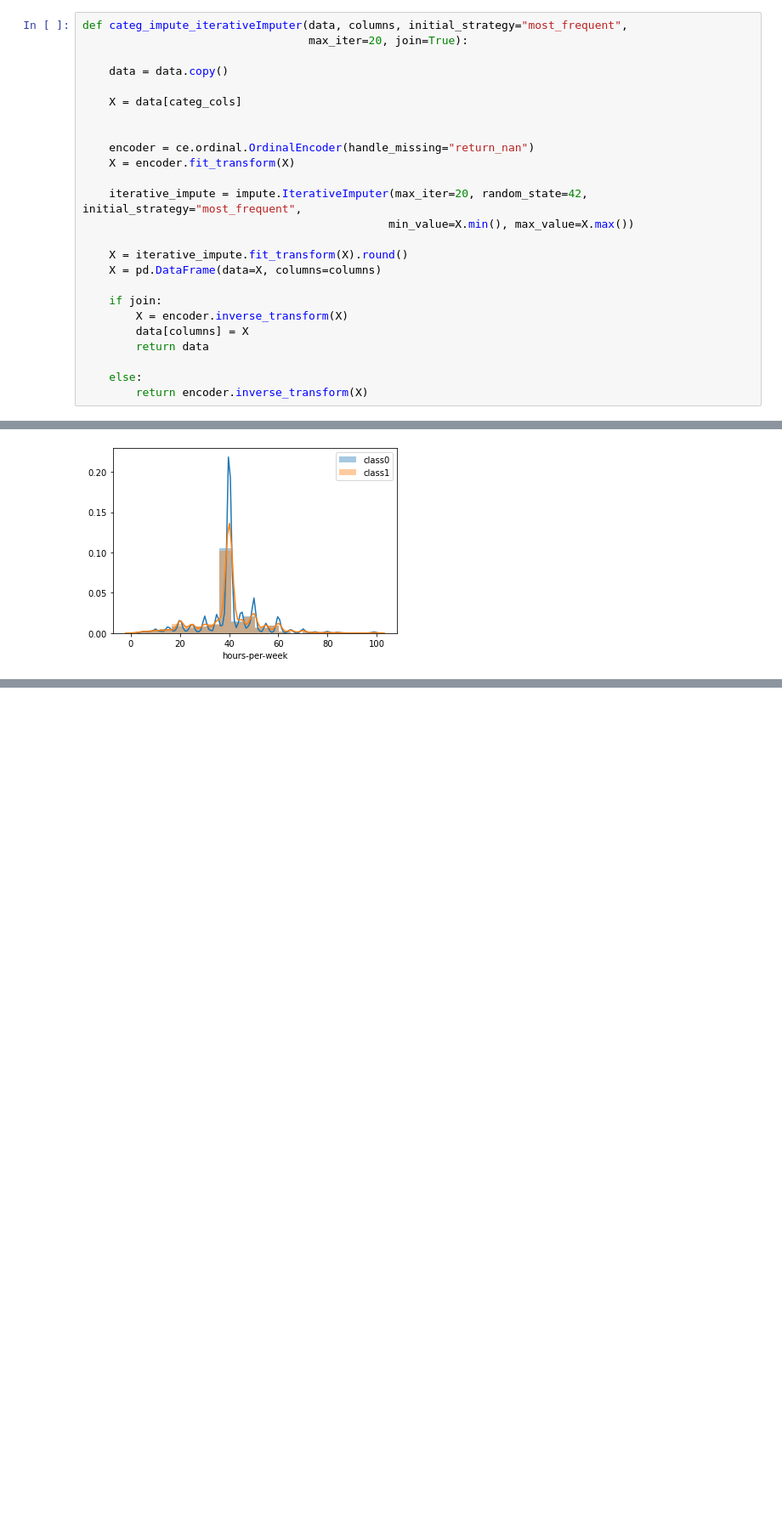
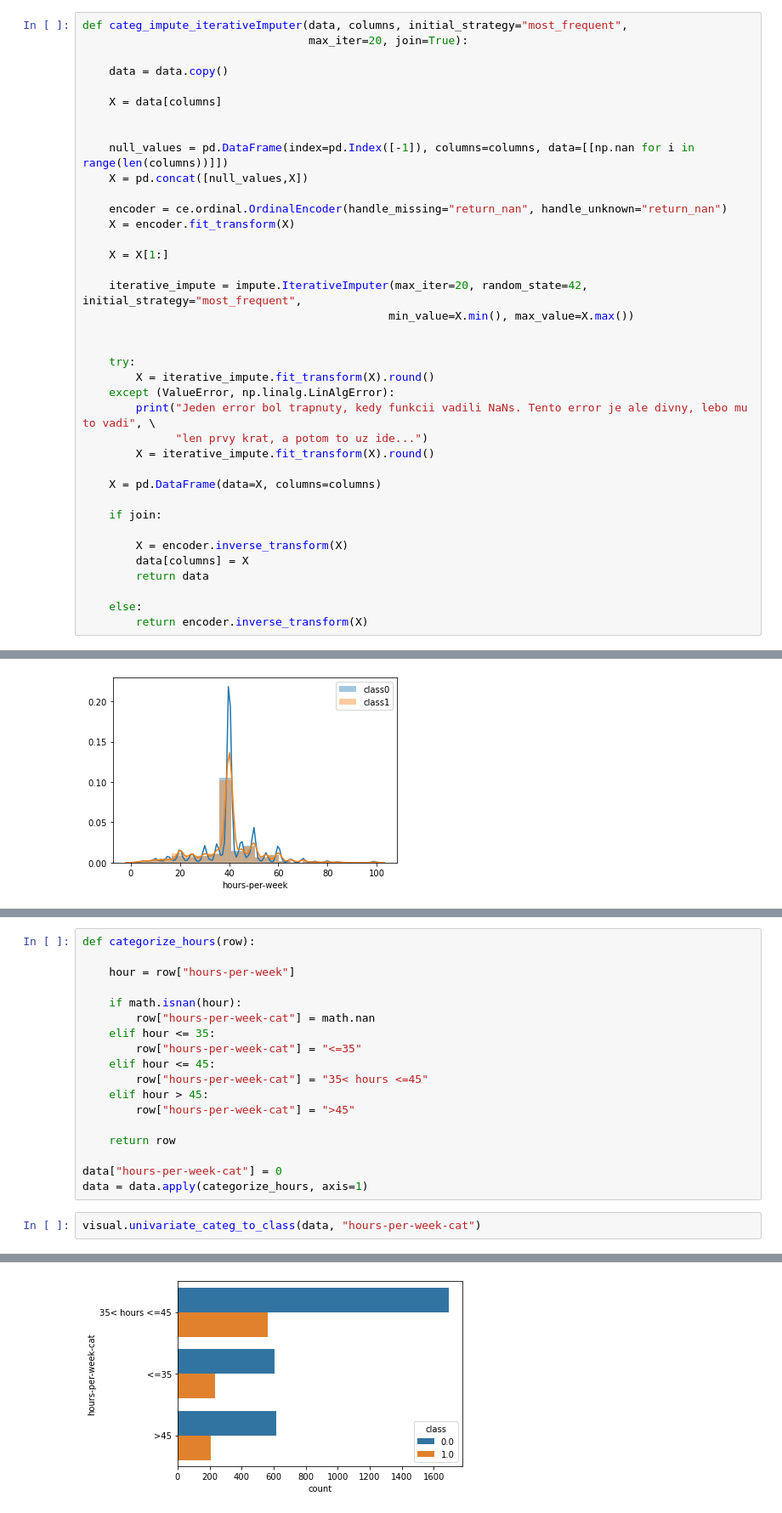
Before and after one commit to MakoHnat/IAU, a Jupyter notebook: Preprocessing_Marcel.ipynb, the cells around one changed output, grey strips where cells are left out. Shown at 85% size. Saved outputs shown, nothing was run; the diff lists cells and outputs as text; blank space fills up the shorter version.

```diff
--- a/Preprocessing_Marcel.ipynb
+++ b/Preprocessing_Marcel.ipynb
@@ -347,19 +344,32 @@ def categ_impute_iterativeImputer(data, columns, initial_strategy="most_frequent
 
     data = data.copy()
 
-    X = data[categ_cols]
+    X = data[columns]
 
 
-    encoder = ce.ordinal.OrdinalEncoder(handle_missing="return_nan")
+    null_values = pd.DataFrame(index=pd.Index([-1]), columns=columns, data=[[np.nan for i in range(len(columns))]])
+    X = pd.concat([null_values,X])
+
+    encoder = ce.ordinal.OrdinalEncoder(handle_missing="return_nan", handle_unknown="return_nan")
     X = encoder.fit_transform(X)
+
+    X = X[1:]
 
     iterative_impute = impute.IterativeImputer(max_iter=20, random_state=42, initial_strategy="most_frequent",
                                               min_value=X.min(), max_value=X.max())
 
-    X = iterative_impute.fit_transform(X).round()
+
+    try:
+        X = iterative_impute.fit_transform(X).round()
+    except (ValueError, np.linalg.LinAlgError):
+        print("Jeden error bol trapnuty, kedy funkcii vadili NaNs. Tento error je ale divny, lebo mu to vadi", \
+              "len prvy krat, a potom to uz ide...")
+        X = iterative_impute.fit_transform(X).round()
+
     X = pd.DataFrame(data=X, columns=columns)
 
     if join:
+
         X = encoder.inverse_transform(X)
         data[columns] = X
         return data
@@ -527,0 +550,21 @@ identify_outliers(data["hours-per-week"]).shape
+# %%
+def categorize_hours(row):
+
+    hour = row["hours-per-week"]
+
+    if math.isnan(hour):
+        row["hours-per-week-cat"] = math.nan
+    elif hour <= 35:
+        row["hours-per-week-cat"] = "<=35"
+    elif hour <= 45:
+        row["hours-per-week-cat"] = "35< hours <=45"
+    elif hour > 45:
+        row["hours-per-week-cat"] = ">45"
+
+    return row
+
+data["hours-per-week-cat"] = 0
+data = data.apply(categorize_hours, axis=1)
+# %%
+visual.univariate_categ_to_class(data, "hours-per-week-cat")
+# %% [output]
@@ -527,0 +575 @@ identify_outliers(data["hours-per-week"]).shape
+[figure, added]
```
Also changed, not shown: parts of 66 cells of this notebook.
